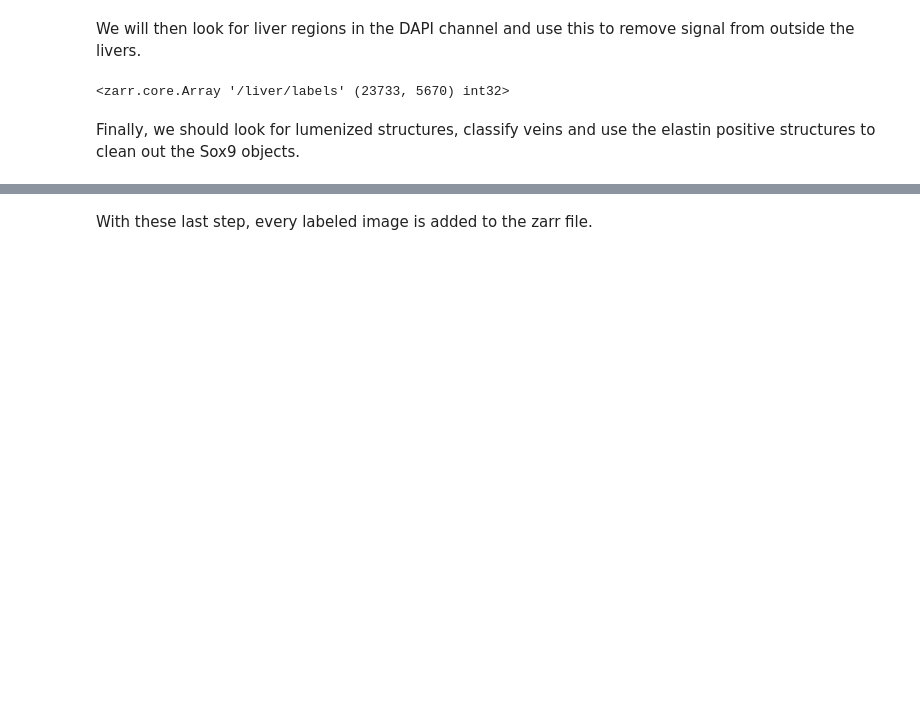
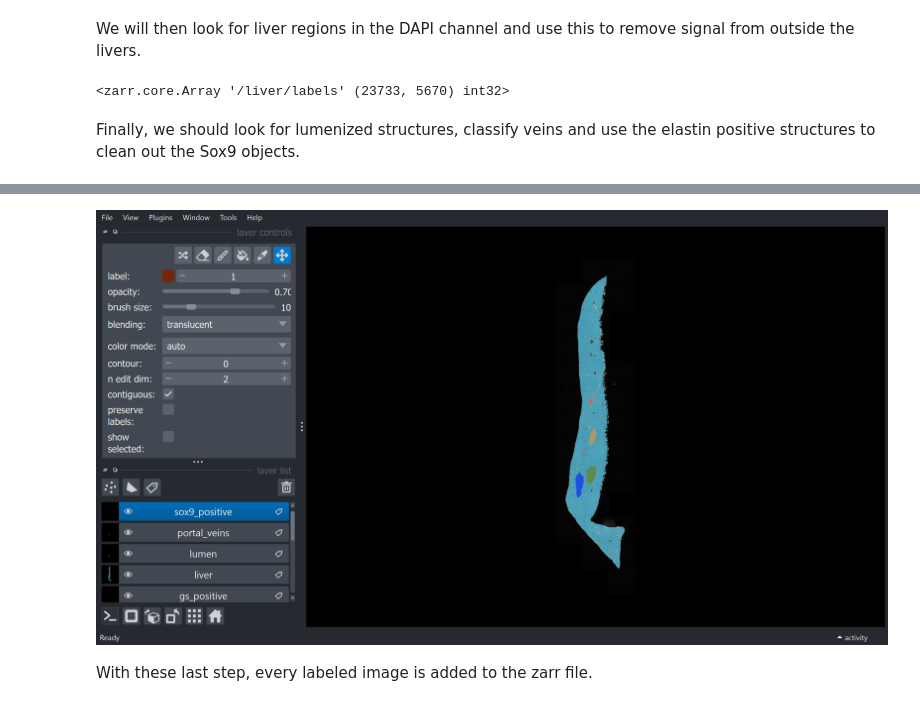
Before and after one commit to acorbat/gulliver, a Jupyter notebook: notebooks/whole_pipeline.ipynb, the cells around one changed output, grey strips where cells are left out. Drawn from its saved outputs; the diff is of its cells as text; code cells hidden in the pictures; blank space fills up the shorter version.

Commit message:
Add missing figure in whole pipeline notebook

```diff
--- a/notebooks/whole_pipeline.ipynb
+++ b/notebooks/whole_pipeline.ipynb
@@ -70,6 +72,7 @@ viewer.add_image(gs_channel, contrast_limits=(0, 2**16))
 viewer.add_image(elastin_channel, contrast_limits=(0, 2**16))
 for label_name, label_image in segmentations.items():
     viewer.add_labels(label_image["labels"][:], name=label_name)
+napari.utils.nbscreenshot(viewer)
 # %% [output]
 WARNING: DirectWrite: CreateFontFaceFromHDC() failed (Indicates an error in an input file such as a font file.) for QFontDef(Family="", pointsize=12, pixelsize=16, styleHint=5, weight=50, stretch=100, ...
 WARNING:vispy:DirectWrite: CreateFontFaceFromHDC() failed (Indicates an error in an input file such as a font file.) for QFontDef(Family="", pointsize=12, pixelsize=16, styleHint=5, weight=50, stretch ...
@@ -77,3 +82,4 @@ WARNING:bfio.backends:Java backend is not available. This could be due to a miss
+[figure, added]
 # %%
 for label_name, label_image in segmentations.items():
     add_labels(image, label_image["labels"][:], label_name)
```
Also changed, not shown: parts of 2 cells of this notebook.
